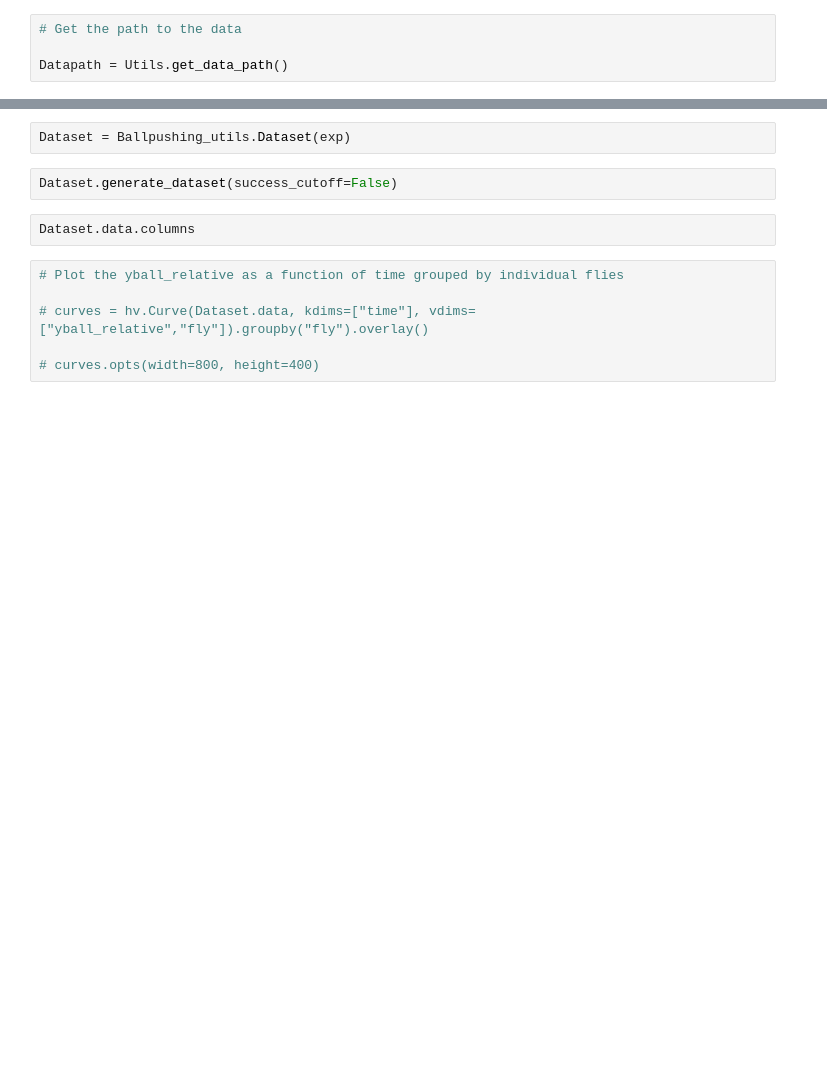
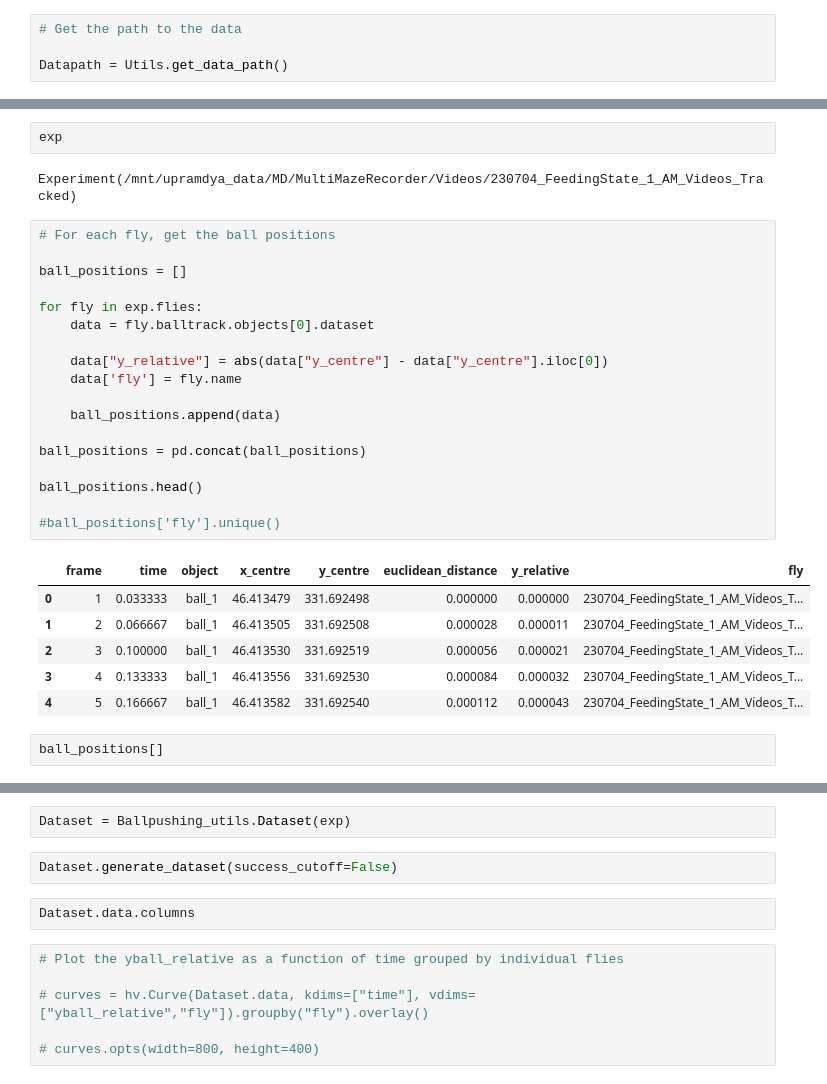
Before and after one commit to NeLy-EPFL/Tracking_Analysis, a Jupyter notebook: MazeRecorder/Analysis/Ballpositions.ipynb, the cells around one changed output, grey strips where cells are left out. Cells and saved outputs as stored; diff of their text form; blank space fills up the shorter version.

```diff
--- a/MazeRecorder/Analysis/Ballpositions.ipynb
+++ b/MazeRecorder/Analysis/Ballpositions.ipynb
@@ -54,0 +89,31 @@ exp = Ballpushing_utils.Experiment(folders[0])
+# %%
+exp
+# %% [output]
+Experiment(/mnt/upramdya_data/MD/MultiMazeRecorder/Videos/230704_FeedingState_1_AM_Videos_Tracked)
+# %%
+# For each fly, get the ball positions
+
+ball_positions = []
+
+for fly in exp.flies:
+    data = fly.balltrack.objects[0].dataset
+
+    data["y_relative"] = abs(data["y_centre"] - data["y_centre"].iloc[0])
+    data['fly'] = fly.name
+
+    ball_positions.append(data)
+
+ball_positions = pd.concat(ball_positions)
+
+ball_positions.head()
+
+#ball_positions['fly'].unique()
+# %% [output]
+|  | frame | time | object | x_centre | y_centre | euclidean_distance | y_relative | fly |
+| 0 | 1 | 0.033333 | ball_1 | 46.413479 | 331.692498 | 0.000000 | 0.000000 | 230704_FeedingState_1_AM_Videos_T... |
+| 1 | 2 | 0.066667 | ball_1 | 46.413505 | 331.692508 | 0.000028 | 0.000011 | 230704_FeedingState_1_AM_Videos_T... |
+| 2 | 3 | 0.100000 | ball_1 | 46.413530 | 331.692519 | 0.000056 | 0.000021 | 230704_FeedingState_1_AM_Videos_T... |
+| 3 | 4 | 0.133333 | ball_1 | 46.413556 | 331.692530 | 0.000084 | 0.000032 | 230704_FeedingState_1_AM_Videos_T... |
+| 4 | 5 | 0.166667 | ball_1 | 46.413582 | 331.692540 | 0.000112 | 0.000043 | 230704_FeedingState_1_AM_Videos_T... |
+# %%
+ball_positions[]
```
Also changed, not shown: parts of 6 cells of this notebook, 3 other files.
